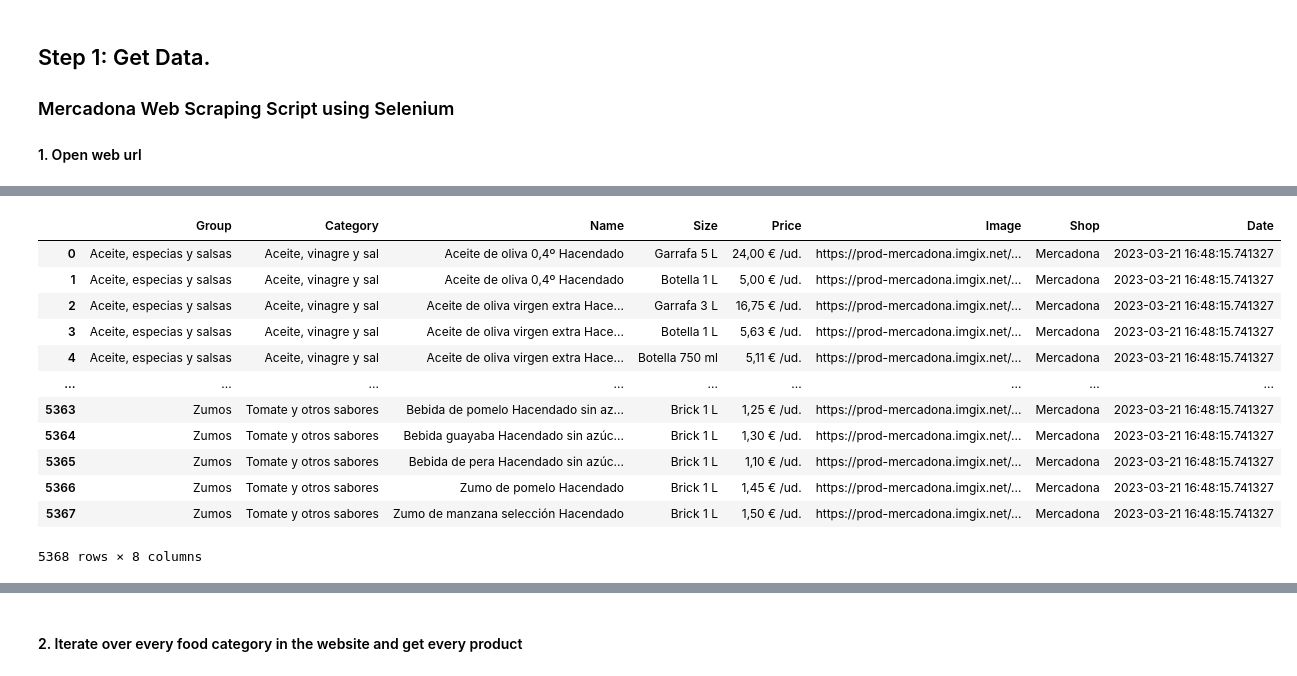
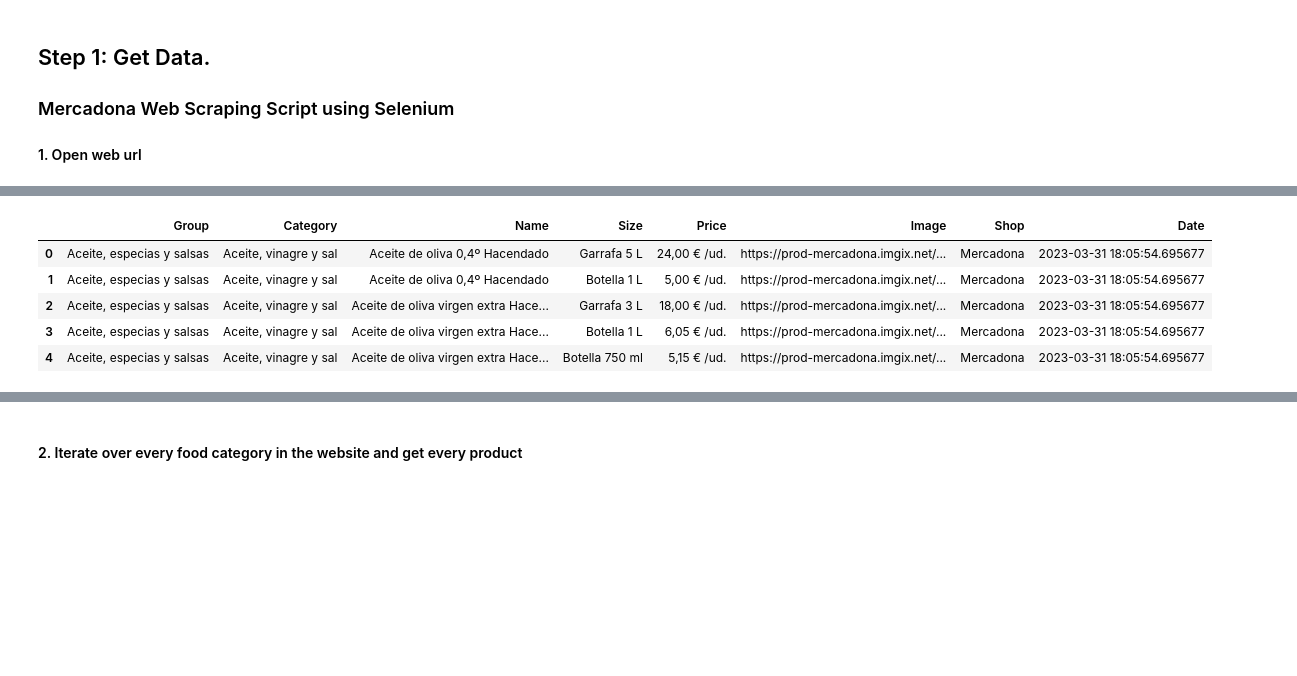
Before and after one commit to IgnacioGB1990/Grocery-Chains, a Jupyter notebook: src/mercadonaWScrap.ipynb, the cells around one changed output, grey strips where cells are left out. Drawn from its saved outputs; the diff is of its cells as text; code cells hidden in the pictures; blank space fills up the shorter version.

```diff
--- a/src/mercadonaWScrap.ipynb
+++ b/src/mercadonaWScrap.ipynb
@@ -22,6 +5,20 @@ from utils import playSound
 
 #### 1. Open web url
 # %%
+import pandas as pd
+import time
+import random
+
+from selenium import webdriver
+from selenium.webdriver.chrome.service import Service
+from webdriver_manager.chrome import ChromeDriverManager
+from selenium.webdriver.common.by import By
+from selenium.webdriver.common.keys import Keys
+
+from IPython.display import display
+from datetime import datetime
+
+
 # 1. Abre navegador en blanco
 service = Service(ChromeDriverManager().install())
 driver = webdriver.Chrome(service=service)
@@ -134,7 +131,7 @@ for num in categories_range:
 
 
 df_mercadona = pd.DataFrame(dict_mercadona)
-playSound()
+
 df_mercadona
 
 
@@ -144,5 +141,5 @@ df_mercadona['Shop'] = 'Mercadona'
 today = pd.Timestamp.now()
 df_mercadona['Date'] = today
 print(today)
-df_mercadona
+df_mercadona.head()
 # %% [output]
@@ -150,13 +147,6 @@ df_mercadona
 |  | Group | Category | Name | Size | Price | Image | Shop | Date |
-| 0 | Aceite, especias y salsas | Aceite, vinagre y sal | Aceite de oliva 0,4º Hacendado | Garrafa 5 L | 24,00 € /ud. | https://prod-mercadona.imgix.net/... | Mercadona | 2023-03-21 16:48:15.741327 |
-| 1 | Aceite, especias y salsas | Aceite, vinagre y sal | Aceite de oliva 0,4º Hacendado | Botella 1 L | 5,00 € /ud. | https://prod-mercadona.imgix.net/... | Mercadona | 2023-03-21 16:48:15.741327 |
-| 2 | Aceite, especias y salsas | Aceite, vinagre y sal | Aceite de oliva virgen extra Hace... | Garrafa 3 L | 16,75 € /ud. | https://prod-mercadona.imgix.net/... | Mercadona | 2023-03-21 16:48:15.741327 |
-| 3 | Aceite, especias y salsas | Aceite, vinagre y sal | Aceite de oliva virgen extra Hace... | Botella 1 L | 5,63 € /ud. | https://prod-mercadona.imgix.net/... | Mercadona | 2023-03-21 16:48:15.741327 |
-| 4 | Aceite, especias y salsas | Aceite, vinagre y sal | Aceite de oliva virgen extra Hace... | Botella 750 ml | 5,11 € /ud. | https://prod-mercadona.imgix.net/... | Mercadona | 2023-03-21 16:48:15.741327 |
-| ... | ... | ... | ... | ... | ... | ... | ... | ... |
-| 5363 | Zumos | Tomate y otros sabores | Bebida de pomelo Hacendado sin az... | Brick 1 L | 1,25 € /ud. | https://prod-mercadona.imgix.net/... | Mercadona | 2023-03-21 16:48:15.741327 |
-| 5364 | Zumos | Tomate y otros sabores | Bebida guayaba Hacendado sin azúc... | Brick 1 L | 1,30 € /ud. | https://prod-mercadona.imgix.net/... | Mercadona | 2023-03-21 16:48:15.741327 |
-| 5365 | Zumos | Tomate y otros sabores | Bebida de pera Hacendado sin azúc... | Brick 1 L | 1,10 € /ud. | https://prod-mercadona.imgix.net/... | Mercadona | 2023-03-21 16:48:15.741327 |
-| 5366 | Zumos | Tomate y otros sabores | Zumo de pomelo Hacendado | Brick 1 L | 1,45 € /ud. | https://prod-mercadona.imgix.net/... | Mercadona | 2023-03-21 16:48:15.741327 |
-| 5367 | Zumos | Tomate y otros sabores | Zumo de manzana selección Hacendado | Brick 1 L | 1,50 € /ud. | https://prod-mercadona.imgix.net/... | Mercadona | 2023-03-21 16:48:15.741327 |
+| 0 | Aceite, especias y salsas | Aceite, vinagre y sal | Aceite de oliva 0,4º Hacendado | Garrafa 5 L | 24,00 € /ud. | https://prod-mercadona.imgix.net/... | Mercadona | 2023-03-31 18:05:54.695677 |
+| 1 | Aceite, especias y salsas | Aceite, vinagre y sal | Aceite de oliva 0,4º Hacendado | Botella 1 L | 5,00 € /ud. | https://prod-mercadona.imgix.net/... | Mercadona | 2023-03-31 18:05:54.695677 |
+| 2 | Aceite, especias y salsas | Aceite, vinagre y sal | Aceite de oliva virgen extra Hace... | Garrafa 3 L | 18,00 € /ud. | https://prod-mercadona.imgix.net/... | Mercadona | 2023-03-31 18:05:54.695677 |
+| 3 | Aceite, especias y salsas | Aceite, vinagre y sal | Aceite de oliva virgen extra Hace... | Botella 1 L | 6,05 € /ud. | https://prod-mercadona.imgix.net/... | Mercadona | 2023-03-31 18:05:54.695677 |
+| 4 | Aceite, especias y salsas | Aceite, vinagre y sal | Aceite de oliva virgen extra Hace... | Botella 750 ml | 5,15 € /ud. | https://prod-mercadona.imgix.net/... | Mercadona | 2023-03-31 18:05:54.695677 |
-5368 rows × 8 columns
```
Also changed, not shown: parts of 4 cells of this notebook, 1 other file.
